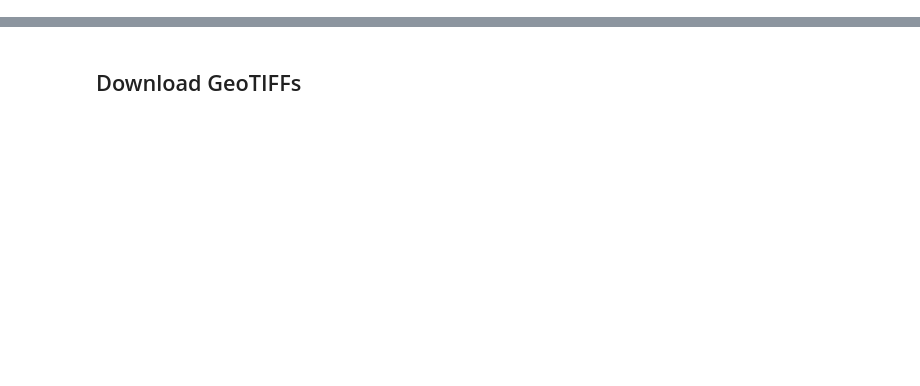
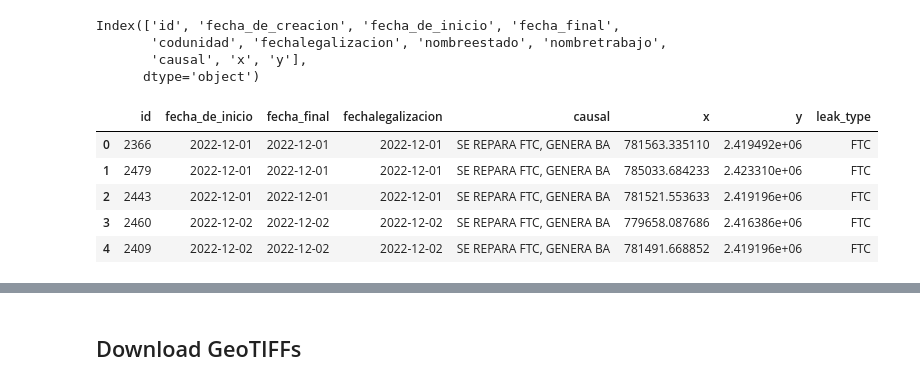
Before and after one commit to erickfama/rs_leaks, a Jupyter notebook: src/1_satellite_imagery.ipynb, the cells around one changed output, grey strips where cells are left out. Saved outputs shown, nothing was run; the diff lists cells and outputs as text; code cells hidden in the pictures; blank space fills up the shorter version.

```diff
--- a/src/1_satellite_imagery.ipynb
+++ b/src/1_satellite_imagery.ipynb
@@ -14,3 +31,39 @@ from IPython.display import Image
+# %%
+# Clean leaks data
+leaks_clean = clean_names(leaks_raw)
+leaks_clean.columns # The column of interest is fecha_de_inicio
+# %% [output]
+Index(['id', 'fecha_de_creacion', 'fecha_de_inicio', 'fecha_final',
+       'codunidad', 'fechalegalizacion', 'nombreestado', 'nombretrabajo',
+       'causal', 'x', 'y'],
+      dtype='object')
+# %%
+# First we need to filter leaks that are detected in the main pipe. Code in column nombretrabajo: FTC
+
+# Column with codes
+leaks_clean["leak_type"] = leaks_clean.nombretrabajo.str.extract(r"([A-Z]+)", expand = False)
+
+# Filter
+leaks_clean = leaks_clean.query("leak_type == 'FTC'")
+
+# Second, we need to filter to causal == "SE REPARA FTC, GENERA BA"
+leaks_clean = leaks_clean.query("causal == 'SE REPARA FTC, GENERA BA'")
+
+# Drop irrelevant columns
+leaks_clean = leaks_clean.drop(["codunidad", "nombreestado", "nombretrabajo", "fecha_de_creacion"], axis = 1)
+
+# Sort df by fecha_de_inicio
+leaks_clean = leaks_clean.sort_values(by = "fecha_de_inicio").reset_index(drop = True)
+
+# Show clean df
+leaks_clean.head() # This df is going to be necessary to define the date of each image to be downloaded
+# %% [output]
+|  | id | fecha_de_inicio | fecha_final | fechalegalizacion | causal | x | y | leak_type |
+| 0 | 2366 | 2022-12-01 | 2022-12-01 | 2022-12-01 | SE REPARA FTC, GENERA BA | 781563.335110 | 2.419492e+06 | FTC |
+| 1 | 2479 | 2022-12-01 | 2022-12-01 | 2022-12-01 | SE REPARA FTC, GENERA BA | 785033.684233 | 2.423310e+06 | FTC |
+| 2 | 2443 | 2022-12-01 | 2022-12-01 | 2022-12-01 | SE REPARA FTC, GENERA BA | 781521.553633 | 2.419196e+06 | FTC |
+| 3 | 2460 | 2022-12-02 | 2022-12-02 | 2022-12-02 | SE REPARA FTC, GENERA BA | 779658.087686 | 2.416386e+06 | FTC |
+| 4 | 2409 | 2022-12-02 | 2022-12-02 | 2022-12-02 | SE REPARA FTC, GENERA BA | 781491.668852 | 2.419196e+06 | FTC |
 # %%
 # Initialize GEE API
 ee.Initialize()
```
Also changed, not shown: parts of 25 cells of this notebook, 1 other file.
